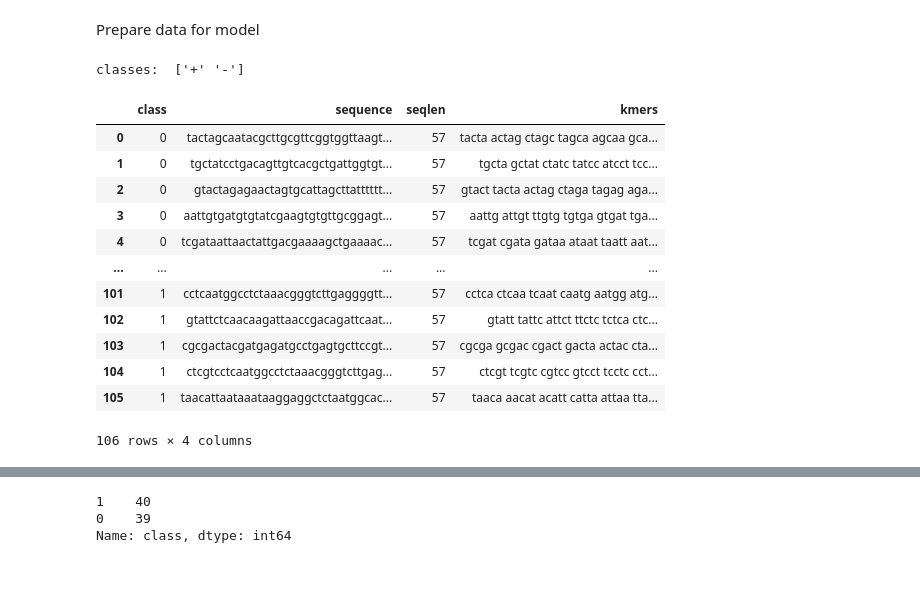
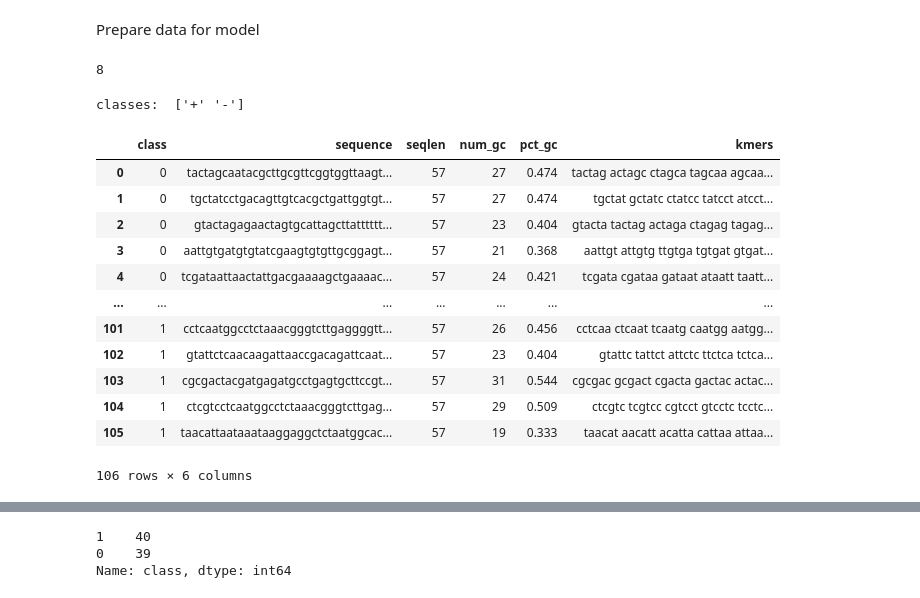
Before and after one commit to assayer5/ecolipromoter, a Jupyter notebook: promoter_seq_classif.ipynb, the cells around one changed output, grey strips where cells are left out. Saved outputs shown, nothing was run; the diff lists cells and outputs as text; code cells hidden in the pictures.

```diff
--- a/promoter_seq_classif.ipynb
+++ b/promoter_seq_classif.ipynb
@@ -48,6 +48,15 @@ dtypes: object(2)
 memory usage: 2.5+ KB
 # %% [markdown]
 Prepare data for model
+# %%
+def countgc(sequence):
+    sequence = list(str.lower(sequence))
+    gc = [1 for item in sequence if item in ['g','c']]
+    return sum(gc)
+
+countgc('atcggtacctaggAC')
+# %% [output]
+8
 # %%
 def makekmer(sequence, size):
     # make list of k-mers of length 'size' from sequence
@@ -58,24 +67,26 @@ def makekmer(sequence, size):
 # %%
 # convert sequences into 'sentences' of k-mers
 data['seqlen'] = data['sequence'].apply(len)
-data['kmers'] = data['sequence'].apply(lambda x: makekmer(x, size=5))
+data['num_gc'] = data['sequence'].apply(countgc)
+data['pct_gc'] = (data['num_gc']/data['seqlen']).round(3)
+data['kmers'] = data['sequence'].apply(lambda x: makekmer(x, size=6))
 # label encode class
 le = LabelEncoder()
 data['class'] = le.fit_transform(data['class'])
 print('classes: ',le.classes_)
 data
 # %% [output]
 classes:  ['+' '-']
-|  | class | sequence | seqlen | kmers |
-| 0 | 0 | tactagcaatacgcttgcgttcggtggttaagt... | 57 | tacta actag ctagc tagca agcaa gca... |
-| 1 | 0 | tgctatcctgacagttgtcacgctgattggtgt... | 57 | tgcta gctat ctatc tatcc atcct tcc... |
-| 2 | 0 | gtactagagaactagtgcattagcttatttttt... | 57 | gtact tacta actag ctaga tagag aga... |
-| 3 | 0 | aattgtgatgtgtatcgaagtgtgttgcggagt... | 57 | aattg attgt ttgtg tgtga gtgat tga... |
-| 4 | 0 | tcgataattaactattgacgaaaagctgaaaac... | 57 | tcgat cgata gataa ataat taatt aat... |
-| ... | ... | ... | ... | ... |
-| 101 | 1 | cctcaatggcctctaaacgggtcttgaggggtt... | 57 | cctca ctcaa tcaat caatg aatgg atg... |
-| 102 | 1 | gtattctcaacaagattaaccgacagattcaat... | 57 | gtatt tattc attct ttctc tctca ctc... |
-| 103 | 1 | cgcgactacgatgagatgcctgagtgcttccgt... | 57 | cgcga gcgac cgact gacta actac cta... |
-| 104 | 1 | ctcgtcctcaatggcctctaaacgggtcttgag... | 57 | ctcgt tcgtc cgtcc gtcct tcctc cct... |
-| 105 | 1 | taacattaataaataaggaggctctaatggcac... | 57 | taaca aacat acatt catta attaa tta... |
+|  | class | sequence | seqlen | num_gc | pct_gc | kmers |
+| 0 | 0 | tactagcaatacgcttgcgttcggtggttaagt... | 57 | 27 | 0.474 | tactag actagc ctagca tagcaa agcaa... |
+| 1 | 0 | tgctatcctgacagttgtcacgctgattggtgt... | 57 | 27 | 0.474 | tgctat gctatc ctatcc tatcct atcct... |
+| 2 | 0 | gtactagagaactagtgcattagcttatttttt... | 57 | 23 | 0.404 | gtacta tactag actaga ctagag tagag... |
+| 3 | 0 | aattgtgatgtgtatcgaagtgtgttgcggagt... | 57 | 21 | 0.368 | aattgt attgtg ttgtga tgtgat gtgat... |
+| 4 | 0 | tcgataattaactattgacgaaaagctgaaaac... | 57 | 24 | 0.421 | tcgata cgataa gataat ataatt taatt... |
+| ... | ... | ... | ... | ... | ... | ... |
+| 101 | 1 | cctcaatggcctctaaacgggtcttgaggggtt... | 57 | 26 | 0.456 | cctcaa ctcaat tcaatg caatgg aatgg... |
+| 102 | 1 | gtattctcaacaagattaaccgacagattcaat... | 57 | 23 | 0.404 | gtattc tattct attctc ttctca tctca... |
+| 103 | 1 | cgcgactacgatgagatgcctgagtgcttccgt... | 57 | 31 | 0.544 | cgcgac gcgact cgacta gactac actac... |
+| 104 | 1 | ctcgtcctcaatggcctctaaacgggtcttgag... | 57 | 29 | 0.509 | ctcgtc tcgtcc cgtcct gtcctc tcctc... |
+| 105 | 1 | taacattaataaataaggaggctctaatggcac... | 57 | 19 | 0.333 | taacat aacatt acatta cattaa attaa... |
-106 rows × 4 columns
+106 rows × 6 columns
```
Also changed, not shown: parts of 13 cells of this notebook.
